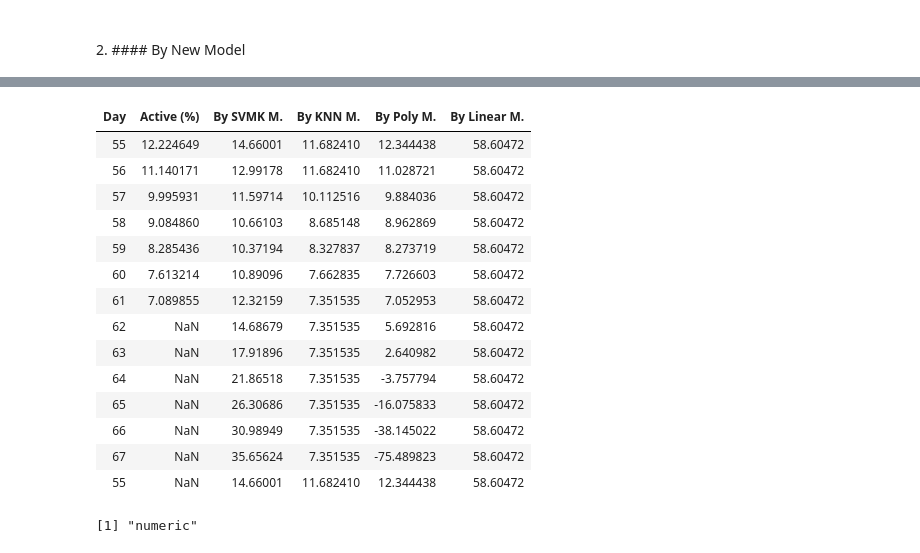
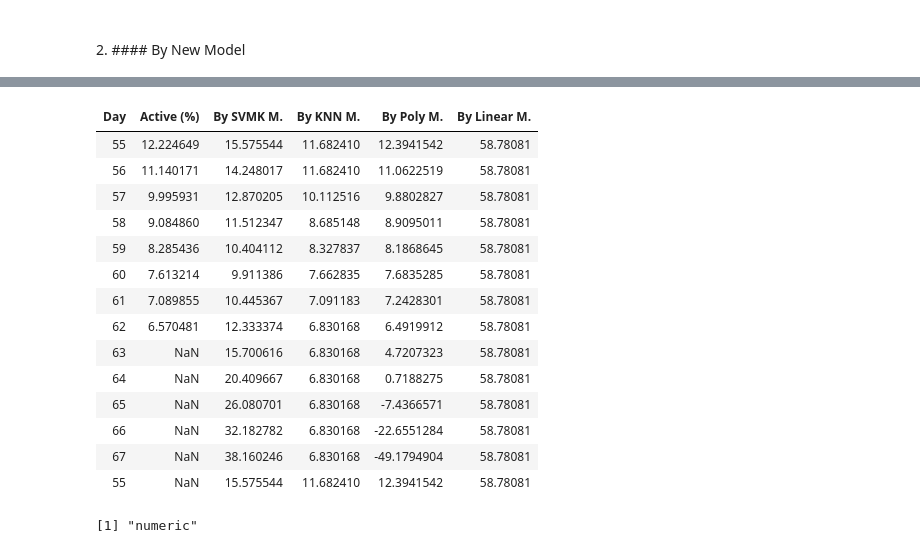
Before and after one commit to ravi-prakash1907/A-tracking-of-COVID-19, a Jupyter notebook: COVID-19/Notebooks/Predict Active-Cases (anywhere).ipynb, the cells around one changed output, grey strips where cells are left out. Drawn from its saved outputs; the diff is of its cells as text; code cells hidden in the pictures.

```diff
--- a/COVID-19/Notebooks/Predict Active-Cases (anywhere).ipynb
+++ b/COVID-19/Notebooks/Predict Active-Cases (anywhere).ipynb
@@ -622,7 +622,7 @@ test_Miscellaneous$'Day' = dNo
 
 Prediction = cbind(
                 "Day" = 55:67,
-                "Active (%)" = c(region[55:61,"percent_active"],rep(NaN, 7)),
+                "Active (%)" = c(region[55:62,"percent_active"],rep(NaN, 6)),
                 "By SVMK M." = as.numeric(predict(fit.svmk, test_Miscellaneous)),
                 "By KNN M." = predict(fit.knn, as.matrix(test_Miscellaneous[,1])),
                 "By Poly M." = predict(fit.plm, test_Miscellaneous),
@@ -636,19 +636,19 @@ Warning message in cbind(Day = 55:67, `Active (%)` = c(region[55:61, "percent_ac
 “number of rows of result is not a multiple of vector length (arg 1)”
 | Day | Active (%) | By SVMK M. | By KNN M. | By Poly M. | By Linear M. |
-| 55 | 12.224649 | 14.66001 | 11.682410 | 12.344438 | 58.60472 |
-| 56 | 11.140171 | 12.99178 | 11.682410 | 11.028721 | 58.60472 |
-| 57 | 9.995931 | 11.59714 | 10.112516 | 9.884036 | 58.60472 |
-| 58 | 9.084860 | 10.66103 | 8.685148 | 8.962869 | 58.60472 |
-| 59 | 8.285436 | 10.37194 | 8.327837 | 8.273719 | 58.60472 |
-| 60 | 7.613214 | 10.89096 | 7.662835 | 7.726603 | 58.60472 |
-| 61 | 7.089855 | 12.32159 | 7.351535 | 7.052953 | 58.60472 |
-| 62 | NaN | 14.68679 | 7.351535 | 5.692816 | 58.60472 |
-| 63 | NaN | 17.91896 | 7.351535 | 2.640982 | 58.60472 |
-| 64 | NaN | 21.86518 | 7.351535 | -3.757794 | 58.60472 |
-| 65 | NaN | 26.30686 | 7.351535 | -16.075833 | 58.60472 |
-| 66 | NaN | 30.98949 | 7.351535 | -38.145022 | 58.60472 |
-| 67 | NaN | 35.65624 | 7.351535 | -75.489823 | 58.60472 |
-| 55 | NaN | 14.66001 | 11.682410 | 12.344438 | 58.60472 |
+| 55 | 12.224649 | 15.575544 | 11.682410 | 12.3941542 | 58.78081 |
+| 56 | 11.140171 | 14.248017 | 11.682410 | 11.0622519 | 58.78081 |
+| 57 | 9.995931 | 12.870205 | 10.112516 | 9.8802827 | 58.78081 |
+| 58 | 9.084860 | 11.512347 | 8.685148 | 8.9095011 | 58.78081 |
+| 59 | 8.285436 | 10.404112 | 8.327837 | 8.1868645 | 58.78081 |
+| 60 | 7.613214 | 9.911386 | 7.662835 | 7.6835285 | 58.78081 |
+| 61 | 7.089855 | 10.445367 | 7.091183 | 7.2428301 | 58.78081 |
+| 62 | 6.570481 | 12.333374 | 6.830168 | 6.4919912 | 58.78081 |
+| 63 | NaN | 15.700616 | 6.830168 | 4.7207323 | 58.78081 |
+| 64 | NaN | 20.409667 | 6.830168 | 0.7188275 | 58.78081 |
+| 65 | NaN | 26.080701 | 6.830168 | -7.4366571 | 58.78081 |
+| 66 | NaN | 32.182782 | 6.830168 | -22.6551284 | 58.78081 |
+| 67 | NaN | 38.160246 | 6.830168 | -49.1794904 | 58.78081 |
+| 55 | NaN | 15.575544 | 11.682410 | 12.3941542 | 58.78081 |
 # %%
 class(predict(fit.knn, as.matrix(test_Miscellaneous[,1])))
 # %% [output]
```
Also changed, not shown: parts of 21 cells of this notebook, 18 other files.
